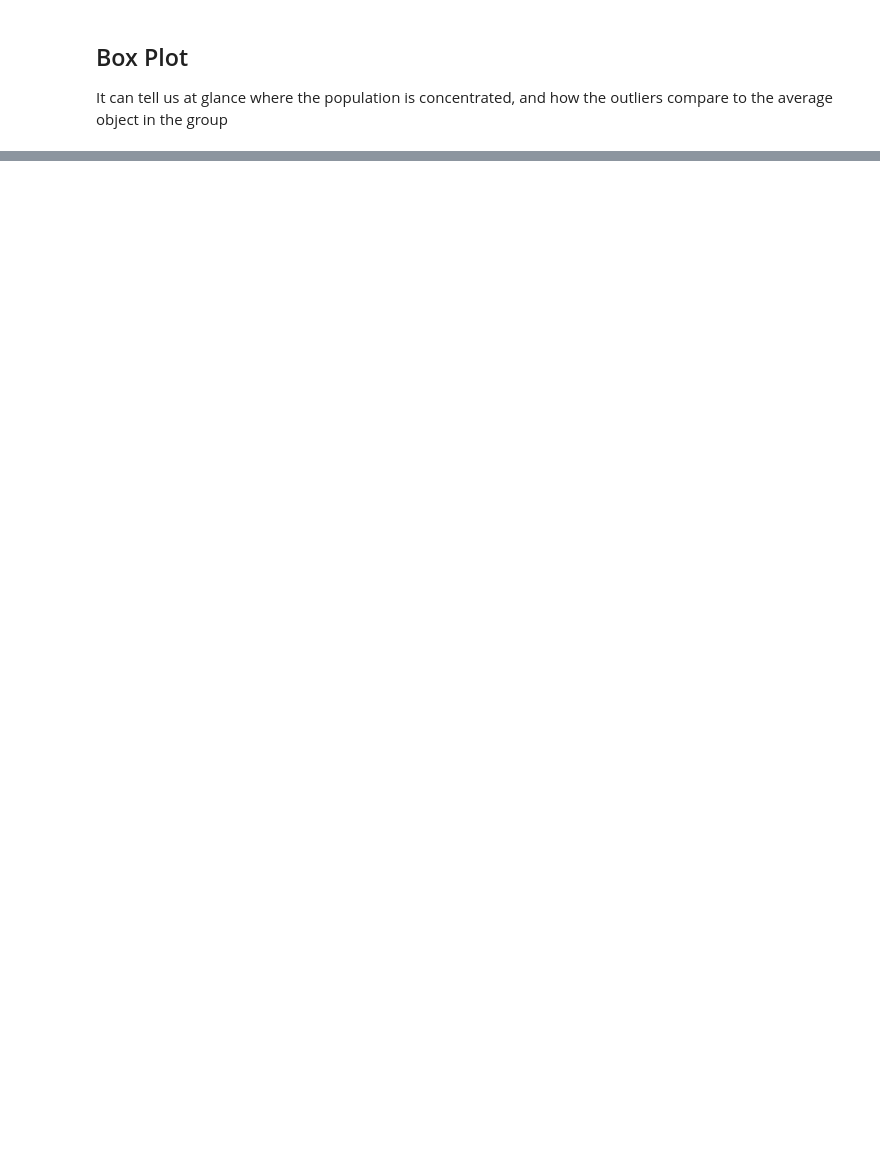
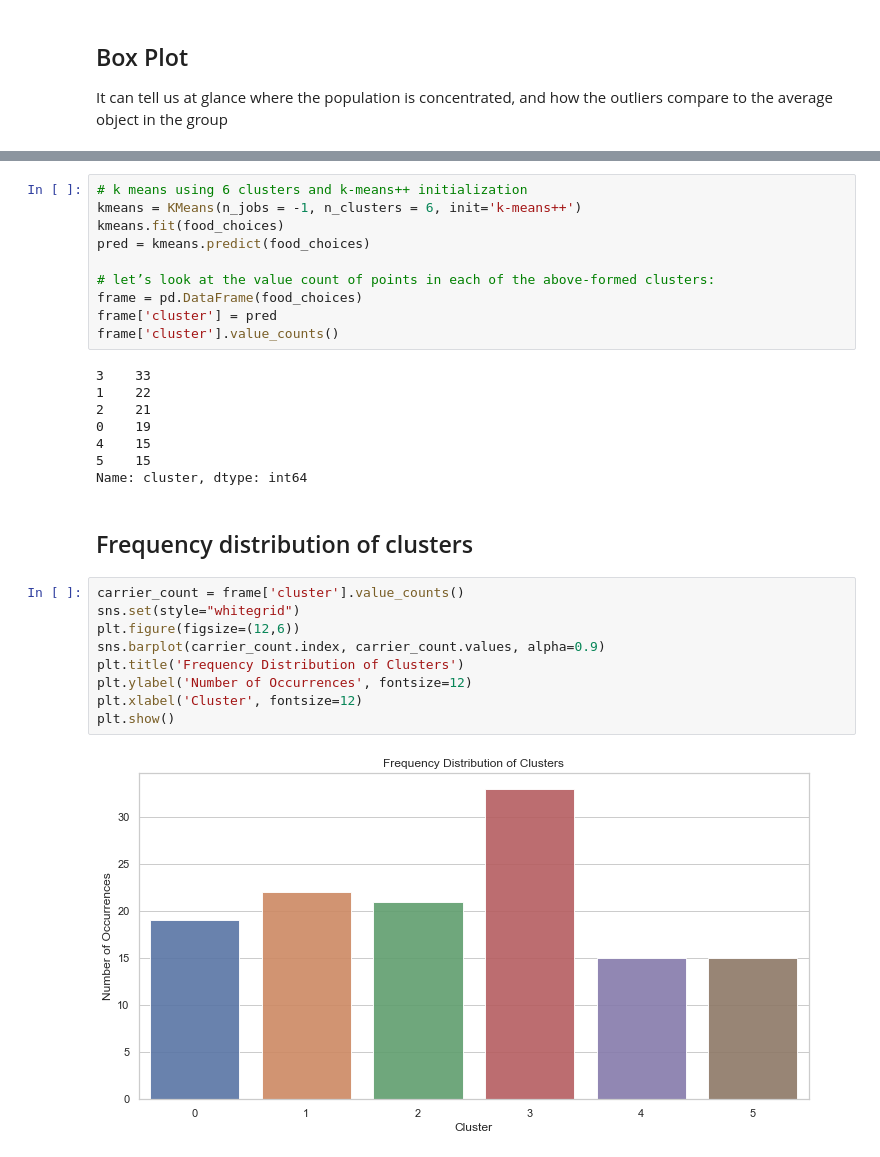
Before and after one commit to digital-programmer/hostel-geolocation-eda, a Jupyter notebook: analysis.py.ipynb, the cells around one changed output, grey strips where cells are left out. Saved outputs shown, nothing was run; the diff lists cells and outputs as text; blank space fills up the shorter version.

```diff
--- a/analysis.py.ipynb
+++ b/analysis.py.ipynb
@@ -150,0 +247,31 @@ K Means Clustering will help us group locations based on the amenities located a
+# %%
+# k means using 6 clusters and k-means++ initialization
+kmeans = KMeans(n_jobs = -1, n_clusters = 6, init='k-means++')
+kmeans.fit(food_choices)
+pred = kmeans.predict(food_choices)
+
+# let’s look at the value count of points in each of the above-formed clusters:
+frame = pd.DataFrame(food_choices)
+frame['cluster'] = pred
+frame['cluster'].value_counts()
+# %% [output]
+3    33
+1    22
+2    21
+0    19
+4    15
+5    15
+Name: cluster, dtype: int64
+# %% [markdown]
+## Frequency distribution of clusters
+# %%
+carrier_count = frame['cluster'].value_counts()
+sns.set(style="whitegrid")
+plt.figure(figsize=(12,6))
+sns.barplot(carrier_count.index, carrier_count.values, alpha=0.9)
+plt.title('Frequency Distribution of Clusters')
+plt.ylabel('Number of Occurrences', fontsize=12)
+plt.xlabel('Cluster', fontsize=12)
+plt.show()
+# %% [output]
+[figure, added]
```
Also changed, not shown: parts of 30 cells of this notebook, 4 other files.
